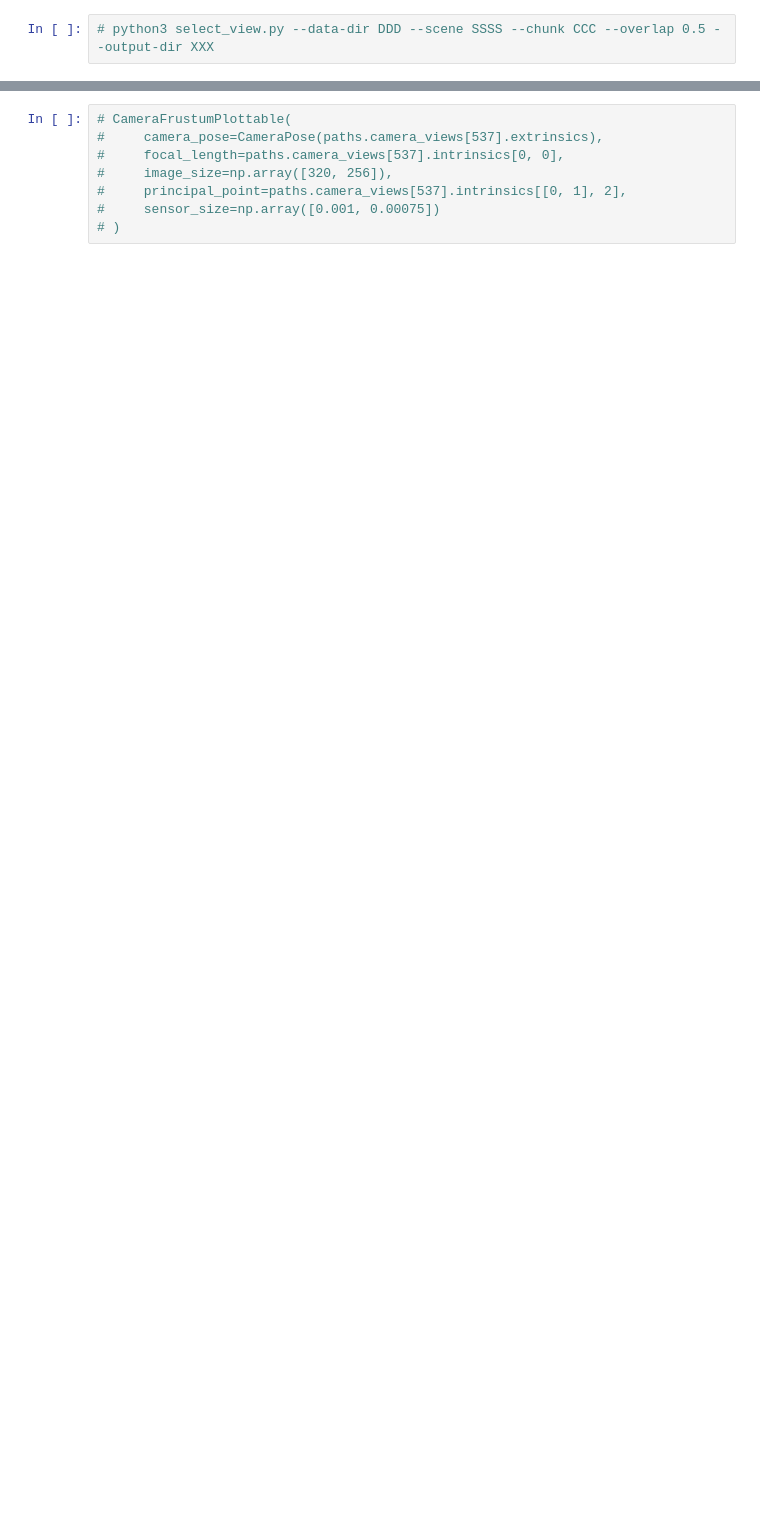
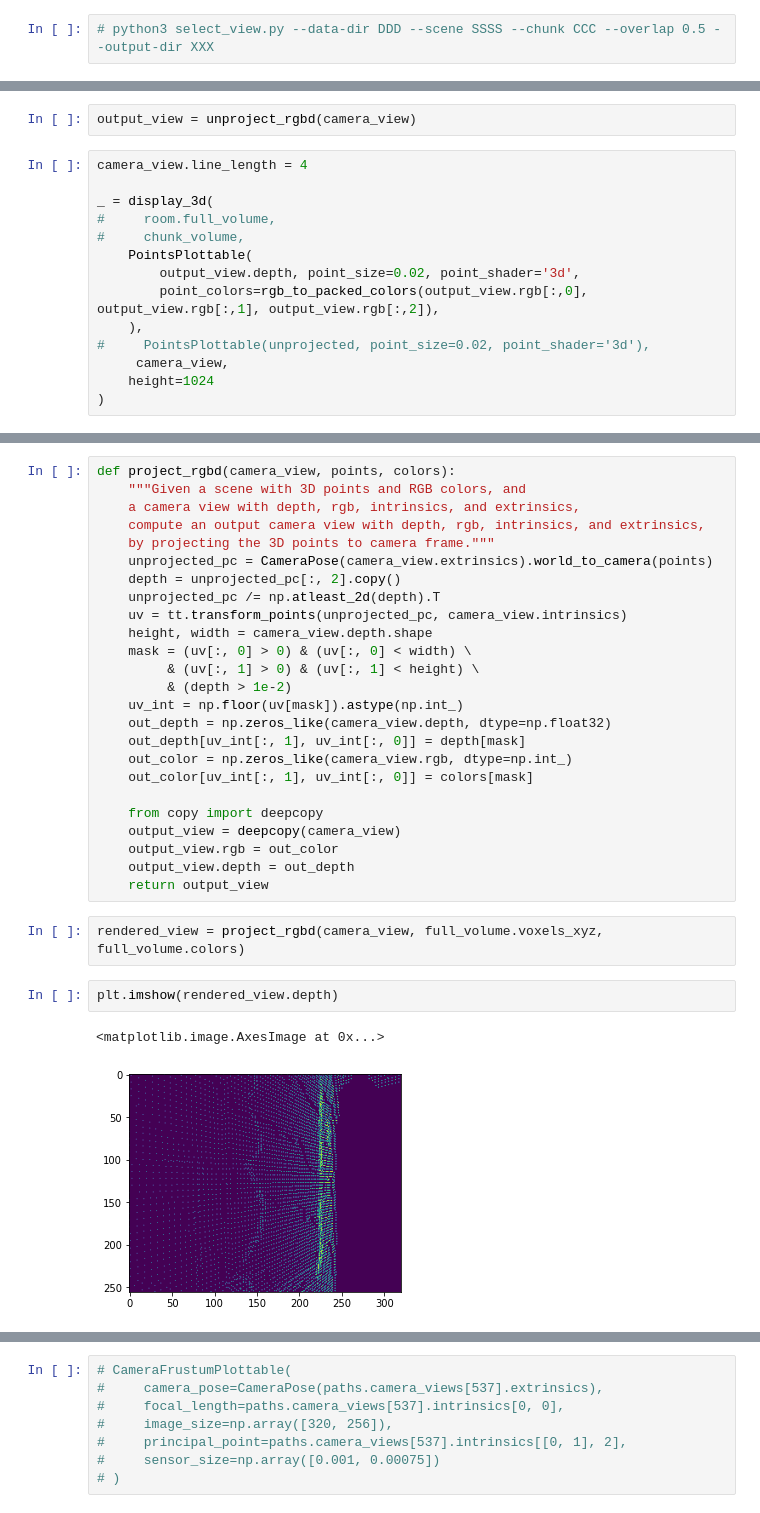
Before and after one commit to artonson/frustum_chunk_intersection, a Jupyter notebook: visualize.ipynb, the cells around one changed output, grey strips where cells are left out. Saved outputs shown, nothing was run; the diff lists cells and outputs as text; blank space fills up the shorter version.

```diff
--- a/visualize.ipynb
+++ b/visualize.ipynb
@@ -23,0 +378,16 @@ from src.camera_pose import CameraPose
+# %%
+output_view = unproject_rgbd(camera_view)
+# %%
+camera_view.line_length = 4
+
+_ = display_3d(
+#     room.full_volume,
+#     chunk_volume,
+    PointsPlottable(
+        output_view.depth, point_size=0.02, point_shader='3d',
+        point_colors=rgb_to_packed_colors(output_view.rgb[:,0], output_view.rgb[:,1], output_view.rgb[:,2]),
+    ),
+#     PointsPlottable(unprojected, point_size=0.02, point_shader='3d'),
+     camera_view,
+    height=1024
+)
@@ -23,0 +396,32 @@ from src.camera_pose import CameraPose
+# %%
+def project_rgbd(camera_view, points, colors):
+    """Given a scene with 3D points and RGB colors, and
+    a camera view with depth, rgb, intrinsics, and extrinsics,
+    compute an output camera view with depth, rgb, intrinsics, and extrinsics,
+    by projecting the 3D points to camera frame."""
+    unprojected_pc = CameraPose(camera_view.extrinsics).world_to_camera(points)
+    depth = unprojected_pc[:, 2].copy()
+    unprojected_pc /= np.atleast_2d(depth).T
+    uv = tt.transform_points(unprojected_pc, camera_view.intrinsics)
+    height, width = camera_view.depth.shape
+    mask = (uv[:, 0] > 0) & (uv[:, 0] < width) \
+         & (uv[:, 1] > 0) & (uv[:, 1] < height) \
+         & (depth > 1e-2)
+    uv_int = np.floor(uv[mask]).astype(np.int_)
+    out_depth = np.zeros_like(camera_view.depth, dtype=np.float32)
+    out_depth[uv_int[:, 1], uv_int[:, 0]] = depth[mask]
+    out_color = np.zeros_like(camera_view.rgb, dtype=np.int_)
+    out_color[uv_int[:, 1], uv_int[:, 0]] = colors[mask]
+
+    from copy import deepcopy
+    output_view = deepcopy(camera_view)
+    output_view.rgb = out_color
+    output_view.depth = out_depth
+    return output_view
+# %%
+rendered_view = project_rgbd(camera_view, full_volume.voxels_xyz, full_volume.colors)
+# %%
+plt.imshow(rendered_view.depth)
+# %% [output]
+<matplotlib.image.AxesImage at 0x...>
+[figure, added]
```
Also changed, not shown: parts of 45 cells of this notebook, 4 other files.
